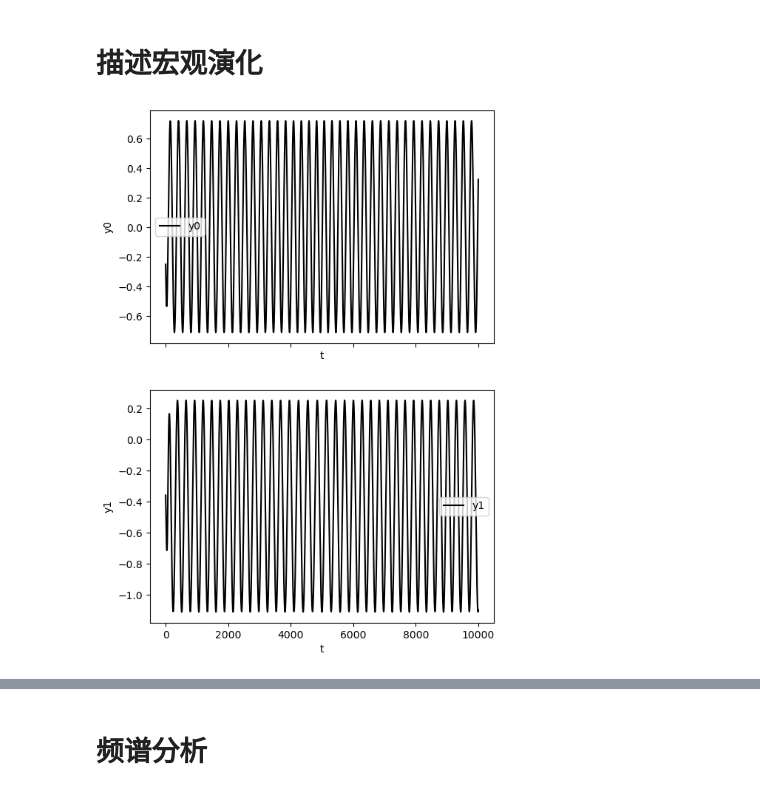
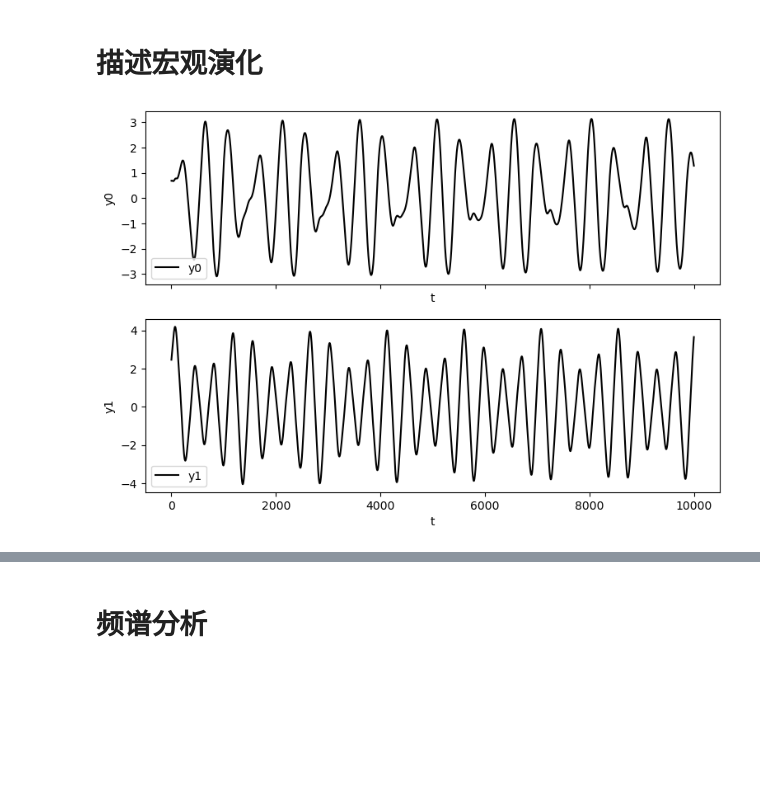
Before and after one commit to Matthew-ymz/koopCE, a Jupyter notebook: notebooks/kuramoto_2group_gram.ipynb, the cells around one changed output, grey strips where cells are left out. Cells and saved outputs as stored; diff of their text form; code cells hidden in the pictures; blank space fills up the shorter version.

Commit message:
ymz review gram

```diff
--- a/notebooks/kuramoto_2group_gram.ipynb
+++ b/notebooks/kuramoto_2group_gram.ipynb
@@ -105,7 +105,10 @@ print(names)
 (10000, 60)
 ['x0', 'x1', 'x2', 'x3', 'x4', 'x5', 'x6', 'x7', 'x8', 'x9', 'x10', 'x11', 'x12', 'x13', 'x14', 'x15', 'x16', 'x17', 'x18', 'x19', 'sin(1 x0)', 'cos(1 x0)', 'sin(1 x1)', 'cos(1 x1)', 'sin(1 x2)', 'cos ...
 # %%
-G = compute_gram_matrix_for_sindy(library, [x_data])
+m = 1000  # 采样点个数
+n = 20     # 维数
+samples = np.random.uniform(-1, 1, (m, n))
+G = compute_gram_matrix_for_sindy(library, [samples])
 
 print(f"Gram矩阵形状: {G.shape}")
 print(f"Gram矩阵:\n{G}")
@@ -141,17 +144,17 @@ x_data_lift.shape
 (10000, 60)
 # %%
 # 离散的迭代方程 or 连续的微分方程
-discrete_time=False
+discrete_time=True
 t_array = np.arange(x_data_lift.shape[0]) * dt
 # 候选拟合器
 sr3_optimizer = ps.SR3(reg_weight_lam=0.2, regularizer="l2")
-lasso_optimizer = Lasso(alpha=0.01, max_iter=20000, fit_intercept=False)
+lasso_optimizer = Lasso(alpha=0.001, max_iter=20000, fit_intercept=True)
 stlsq_optimizer = ps.STLSQ(threshold=0.01, alpha=0.9, verbose=True)
 
 optimizer = lasso_optimizer
 
 # 进行拟合
 model = ps.SINDy(feature_library=ide, optimizer=optimizer, discrete_time=discrete_time)
-model.fit([x_data_lift], t=[t_array], feature_names=names)
+model.fit(x_data_lift, t=dt, feature_names=names)
 model.print()
 # %% [output]
@@ -166,7 +185,7 @@ model.score(x_data_lift, t=dt)
 # %%
 test_idx = 0
 init_data = x_data_lift[0,:]
-step_pred = 20
+step_pred = 2000
 t = range(step_pred)
 
 if discrete_time:
@@ -272,7 +291,7 @@ plt.show()
 # %%
 # 粗粒化函数系数
 macro_name = [f'y{i}' for i in range(rank)]
-coarse_grain_coff = U[:,:rank]
+coarse_grain_coff = G_inv_sqrt @ U[:,:rank]
 
 plt.figure(figsize=(15, 12))
 plt.tick_params(axis='both', which='both', length=0)
@@ -304,15 +323,15 @@ y1 = 0.0001 * x5 - 0.0003 * x6 + 0.0000 * x7 - 0.0002 * x15 - 0.0002 * x16 - 0.0
 # %%
 macro_data = x_data_lift @ coarse_grain_coff
 macro_dim = macro_data.shape[1]
 
-fig, axs = plt.subplots(macro_dim, 1, sharex=True, figsize=(int(3*macro_dim), 9))
+fig, axs = plt.subplots(macro_dim, 1, sharex=True, figsize=(9, int(3*macro_dim)))
 for i in range(macro_dim):
     axs[i].plot(macro_data[:, i], "k", label=f"y{i}")
     axs[i].legend()
     axs[i].set(xlabel="t", ylabel=f"y{i}")
 fig.show()
 # %% [output]
-[figure, old version]
+[figure, new version]
 # %%
 # 给出宏观动力学方程
 A_macro = coarse_grain_coff.T @ A @ coarse_grain_coff
```
Also changed, not shown: parts of 17 cells of this notebook, 2 other files.
